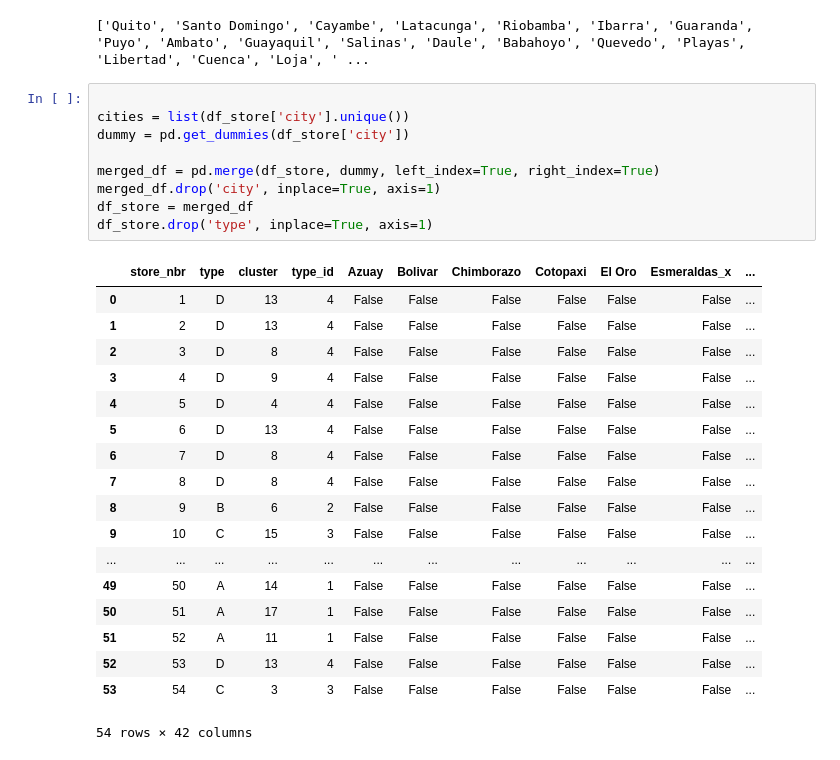
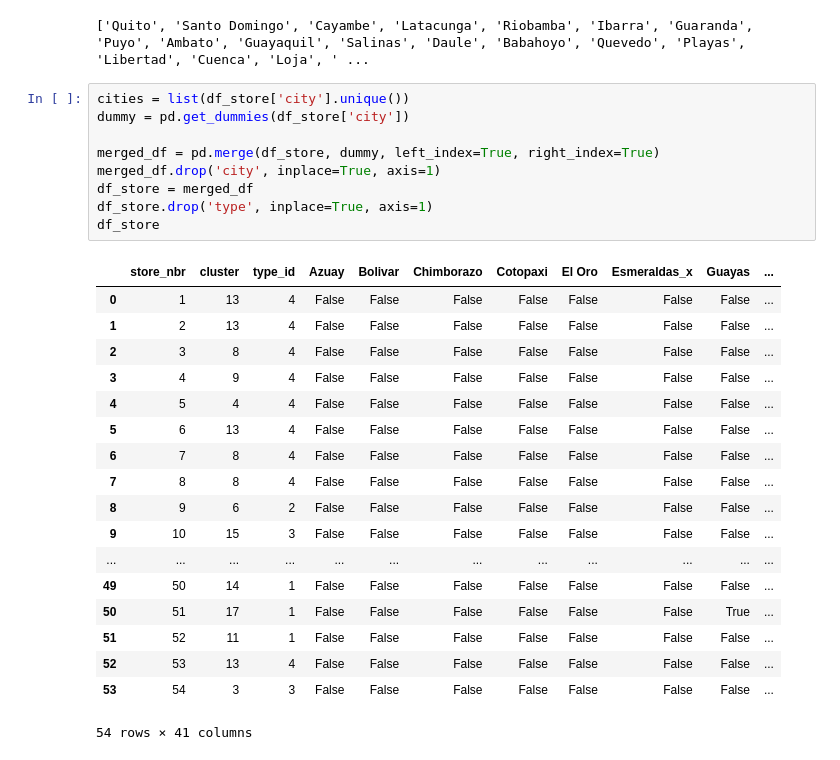
Before and after one commit to rbrox/IBM-dataSci, a Jupyter notebook: ProfitProMax/train_oil_store.ipynb, the cells around one changed output. Cells and saved outputs as stored; diff of their text form.

Commit message:
cleaned store and transactions

```diff
--- a/ProfitProMax/train_oil_store.ipynb
+++ b/ProfitProMax/train_oil_store.ipynb
@@ -111,30 +111,30 @@ print(cities)
 # %% [output]
 ['Quito', 'Santo Domingo', 'Cayambe', 'Latacunga', 'Riobamba', 'Ibarra', 'Guaranda', 'Puyo', 'Ambato', 'Guayaquil', 'Salinas', 'Daule', 'Babahoyo', 'Quevedo', 'Playas', 'Libertad', 'Cuenca', 'Loja', ' ...
 # %%
-
 cities = list(df_store['city'].unique())
 dummy = pd.get_dummies(df_store['city'])
 
 merged_df = pd.merge(df_store, dummy, left_index=True, right_index=True)
 merged_df.drop('city', inplace=True, axis=1)
 df_store = merged_df
 df_store.drop('type', inplace=True, axis=1)
+df_store
 # %% [output]
-|  | store_nbr | type | cluster | type_id | Azuay | Bolivar | Chimborazo | Cotopaxi | El Oro | Esmeraldas_x | ... |
-| 0 | 1 | D | 13 | 4 | False | False | False | False | False | False | ... |
-| 1 | 2 | D | 13 | 4 | False | False | False | False | False | False | ... |
-| 2 | 3 | D | 8 | 4 | False | False | False | False | False | False | ... |
-| 3 | 4 | D | 9 | 4 | False | False | False | False | False | False | ... |
-| 4 | 5 | D | 4 | 4 | False | False | False | False | False | False | ... |
-| 5 | 6 | D | 13 | 4 | False | False | False | False | False | False | ... |
-| 6 | 7 | D | 8 | 4 | False | False | False | False | False | False | ... |
-| 7 | 8 | D | 8 | 4 | False | False | False | False | False | False | ... |
-| 8 | 9 | B | 6 | 2 | False | False | False | False | False | False | ... |
-| 9 | 10 | C | 15 | 3 | False | False | False | False | False | False | ... |
+|  | store_nbr | cluster | type_id | Azuay | Bolivar | Chimborazo | Cotopaxi | El Oro | Esmeraldas_x | Guayas | ... |
+| 0 | 1 | 13 | 4 | False | False | False | False | False | False | False | ... |
+| 1 | 2 | 13 | 4 | False | False | False | False | False | False | False | ... |
+| 2 | 3 | 8 | 4 | False | False | False | False | False | False | False | ... |
+| 3 | 4 | 9 | 4 | False | False | False | False | False | False | False | ... |
+| 4 | 5 | 4 | 4 | False | False | False | False | False | False | False | ... |
+| 5 | 6 | 13 | 4 | False | False | False | False | False | False | False | ... |
+| 6 | 7 | 8 | 4 | False | False | False | False | False | False | False | ... |
+| 7 | 8 | 8 | 4 | False | False | False | False | False | False | False | ... |
+| 8 | 9 | 6 | 2 | False | False | False | False | False | False | False | ... |
+| 9 | 10 | 15 | 3 | False | False | False | False | False | False | False | ... |
 | ... | ... | ... | ... | ... | ... | ... | ... | ... | ... | ... | ... |
-| 49 | 50 | A | 14 | 1 | False | False | False | False | False | False | ... |
-| 50 | 51 | A | 17 | 1 | False | False | False | False | False | False | ... |
-| 51 | 52 | A | 11 | 1 | False | False | False | False | False | False | ... |
-| 52 | 53 | D | 13 | 4 | False | False | False | False | False | False | ... |
-| 53 | 54 | C | 3 | 3 | False | False | False | False | False | False | ... |
+| 49 | 50 | 14 | 1 | False | False | False | False | False | False | False | ... |
+| 50 | 51 | 17 | 1 | False | False | False | False | False | False | True | ... |
+| 51 | 52 | 11 | 1 | False | False | False | False | False | False | False | ... |
+| 52 | 53 | 13 | 4 | False | False | False | False | False | False | False | ... |
+| 53 | 54 | 3 | 3 | False | False | False | False | False | False | False | ... |
-54 rows × 42 columns
+54 rows × 41 columns
```
Also changed, not shown: parts of 8 cells of this notebook, 1 other file.
